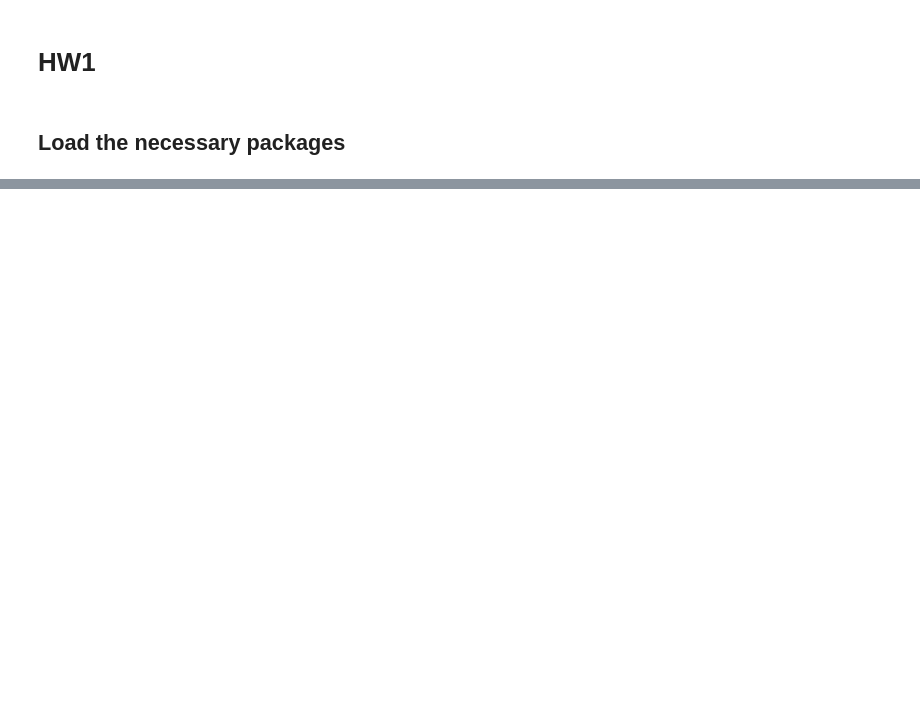
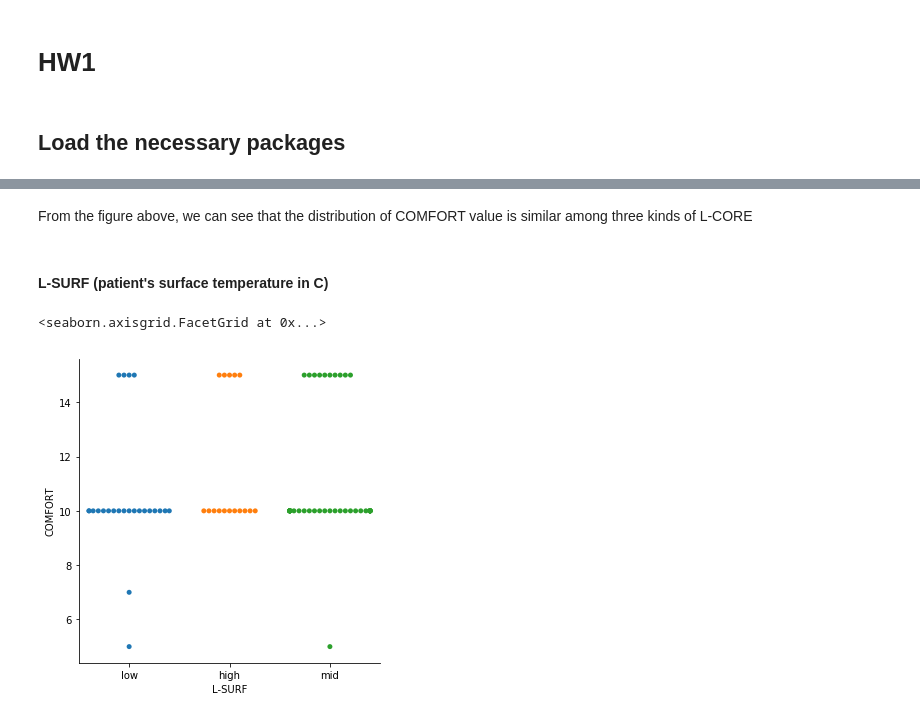
Before and after one commit to GalaxyDream/BioML, a Jupyter notebook: HW1/nbs/HW1.ipynb, the cells around one changed output, grey strips where cells are left out. Drawn from its saved outputs; the diff is of its cells as text; code cells hidden in the pictures; blank space fills up the shorter version.

```diff
--- a/HW1/nbs/HW1.ipynb
+++ b/HW1/nbs/HW1.ipynb
@@ -32,0 +65,9 @@ array([], dtype=[])
+# %% [markdown]
+From the figure above, we can see that the distribution of COMFORT value is similar among three kinds of L-CORE
+# %% [markdown]
+#### L-SURF (patient's surface temperature in C)
+# %%
+sns.catplot(x = 'L-SURF', y = 'COMFORT', kind = 'swarm', data = data_selected)
+# %% [output]
+<seaborn.axisgrid.FacetGrid at 0x...>
+[figure, added]
```
Also changed, not shown: parts of 91 cells of this notebook.
